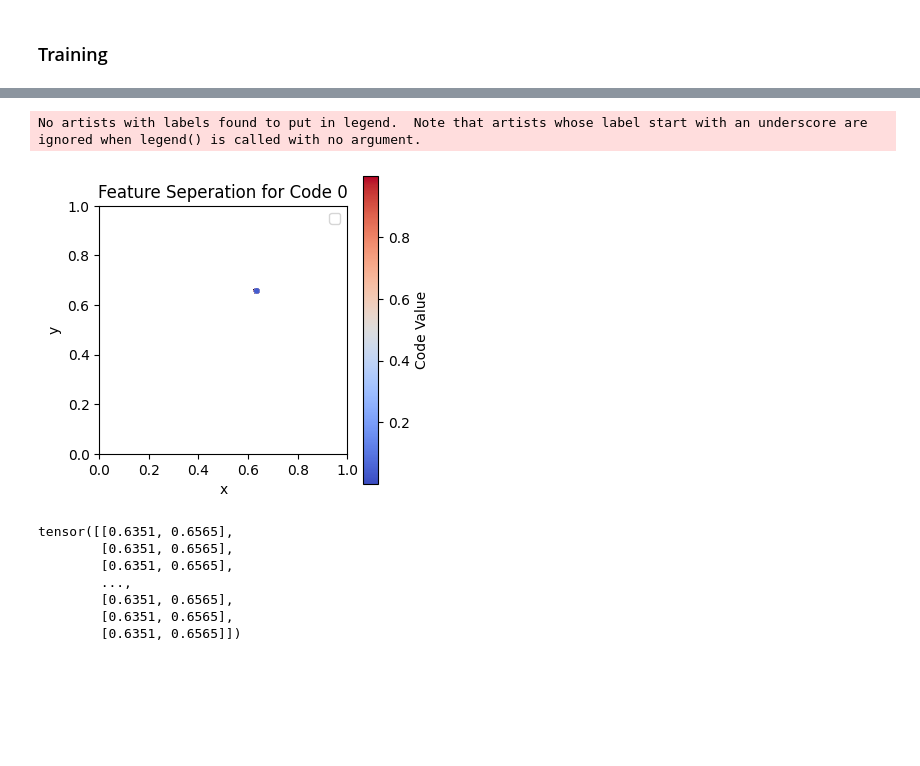
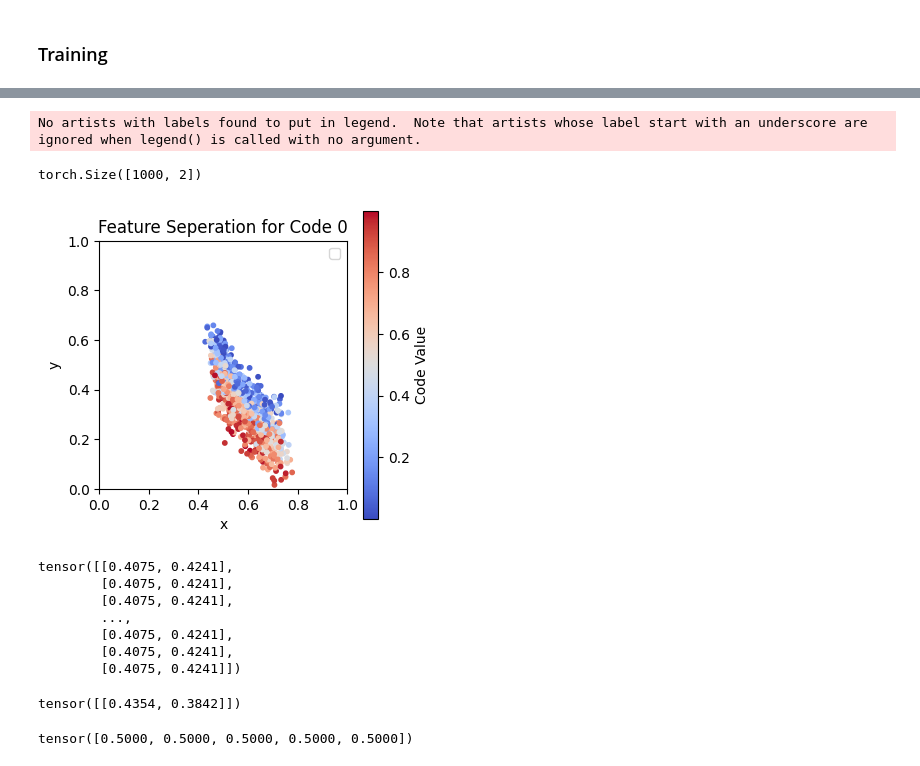
Before and after one commit to JacksonnF/InfoQGAN, a Jupyter notebook: experiments/InfoQGAN.ipynb, the cells around one changed output, grey strips where cells are left out. Drawn from its saved outputs; the diff is of its cells as text; code cells hidden in the pictures; blank space fills up the shorter version.

```diff
--- a/experiments/InfoQGAN.ipynb
+++ b/experiments/InfoQGAN.ipynb
@@ -34,7 +34,7 @@ class Discriminator(nn.Module):
         return self.layers(x)
     def fit_discriminator(self, x_data, criterion, net_G, optimizer, input_size):
         batch_size, _ = x_data.shape[0], x_data.shape[1]
-        x_rand = torch.rand((batch_size, input_size))
+        x_rand = 2*torch.rand((batch_size, input_size))-1
 
         self.zero_grad()
 
@@ -91,14 +91,14 @@ class Generator(nn.Module):
         for i in range(x.shape[0]):
             q_out = quantum_generator(x[i, :], self.params)
             f_el = [t[0].item() for t in q_out]
-            l.append(q_out[0][0])
-            l.append(q_out[1][0])
-        out = torch.stack([(4/np.pi)*torch.arcsin(torch.sqrt(torch.tensor(f_el, dtype=torch.float32)))-1/2 for i in range(x.shape[0])])
+            l.append(f_el)
+        print(torch.tensor(l).size())
+        out = (4/np.pi)*torch.arcsin(torch.sqrt(torch.tensor(l, dtype=torch.float32)))-1/2
 
         return out
 
     def fit_generator(self, net_D, T, batch_size, input_size, criterion, optimizer, code_dim, beta):
-        x_rand = torch.rand((batch_size, input_size))
+        x_rand = 2*torch.rand((batch_size, input_size))-1
         self.zero_grad()
 
         # Generate outputs With Generator and check if they fool Discriminator
@@ -133,7 +133,7 @@ class T(nn.Module):
     def forward(self, gen, codes):
         return self.layers(torch.cat((gen, codes), dim=1))
     def fit_t(self, net_G, batch_size, input_size, code_dim, optimizer):
-        x_rand = torch.rand((batch_size, input_size))
+        x_rand = 2*torch.rand((batch_size, input_size))-1
         self.zero_grad()
 
         # Compute loss following similar logic to MINE term in generator loss
@@ -215,7 +215,7 @@ noise_size = 3
 code_size = 2
 beta = 0.1
 
-net_D = Discriminator(2, 32)
+net_D = Discriminator(2, 16)
 net_G = Generator()
 net_T = T(2, code_size, 12)
 
@@ -228,7 +228,7 @@ criterion = nn.BCELoss()
 
 # Create batch of latent vectors that we will use to visualize
 #  the progression of the generator
-fixed_noise = torch.rand(2000, noise_size + code_size)
+fixed_noise = torch.rand(200, noise_size + code_size)
 
 lrd = 0.0003
 lrg = 0.001
@@ -304,38 +353,47 @@ KeyboardInterrupt:
 # %%
-rand_inp = torch.rand((2000, noise_size+code_size))
+rand_inp = torch.rand((1000, noise_size+code_size))
 gen_output = net_G(rand_inp)
 
 x_test = gen_output[:, 0].detach().numpy()
 y_test = gen_output[:, 1].detach().numpy()
 
 # Plot test data
 def plot_xy_codes(x_pts, y_pts, code_index):
     plt.figure(figsize=(4, 4))
     plt.scatter(x_pts, y_pts, c=rand_inp[:, code_index], cmap='coolwarm', alpha=1, s=10)
     plt.xlim(0, 1)
     plt.ylim(0, 1)
     plt.xlabel('x')
     plt.ylabel('y')
     plt.title(f"Feature Seperation for Code {code_index}")
     plt.gca().set_aspect('equal', adjustable='box')  # Make the plot square
     plt.legend()
     plt.colorbar(label='Code Value')
     plt.show()
 
 plot_xy_codes(gen_output[:, 0].detach().numpy(), gen_output[:, 1].detach().numpy(), 0)
 # %% [output]
 No artists with labels found to put in legend.  Note that artists whose label start with an underscore are ignored when legend() is called with no argument.
+torch.Size([1000, 2])
-[figure, old version]
+[figure, new version]
 # %%
 gen_output
 # %% [output]
-tensor([[0.6351, 0.6565],
-        [0.6351, 0.6565],
-        [0.6351, 0.6565],
+tensor([[0.4075, 0.4241],
+        [0.4075, 0.4241],
+        [0.4075, 0.4241],
         ...,
-        [0.6351, 0.6565],
-        [0.6351, 0.6565],
-        [0.6351, 0.6565]])
+        [0.4075, 0.4241],
+        [0.4075, 0.4241],
+        [0.4075, 0.4241]])
+# %%
+net_G(torch.tensor([[0.5,0.5,0.5,0.5,0.5]]))
+# %% [output]
+tensor([[0.4354, 0.3842]])
+# %%
+torch.tensor([[0.5,0.5,0.5,0.5,0.5]])[0, :]
+# %% [output]
+tensor([0.5000, 0.5000, 0.5000, 0.5000, 0.5000])
 # %%
 plot_xy_codes(gen_output[:, 0].detach().numpy(), gen_output[:, 1].detach().numpy(), 1)
 # %%
```
Also changed, not shown: parts of 2 cells of this notebook.
